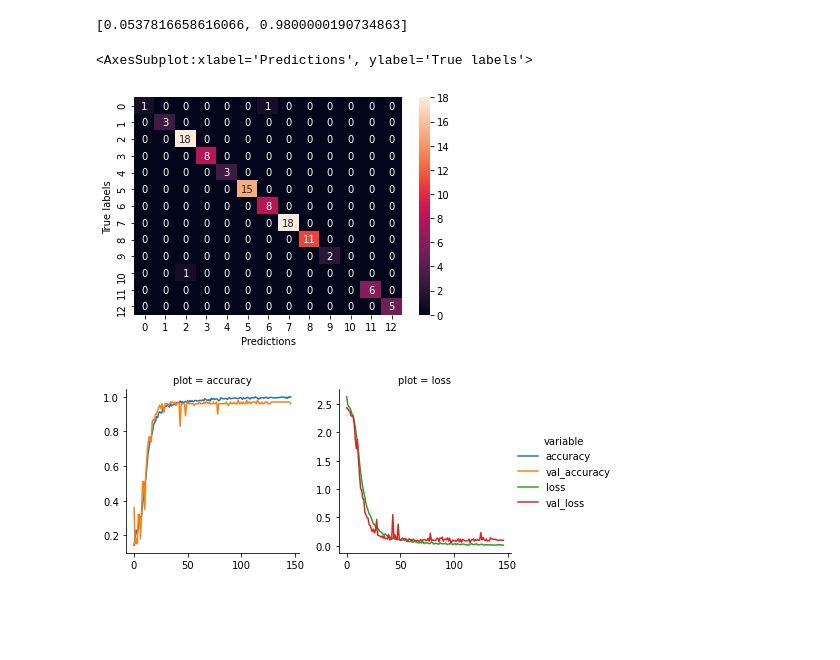
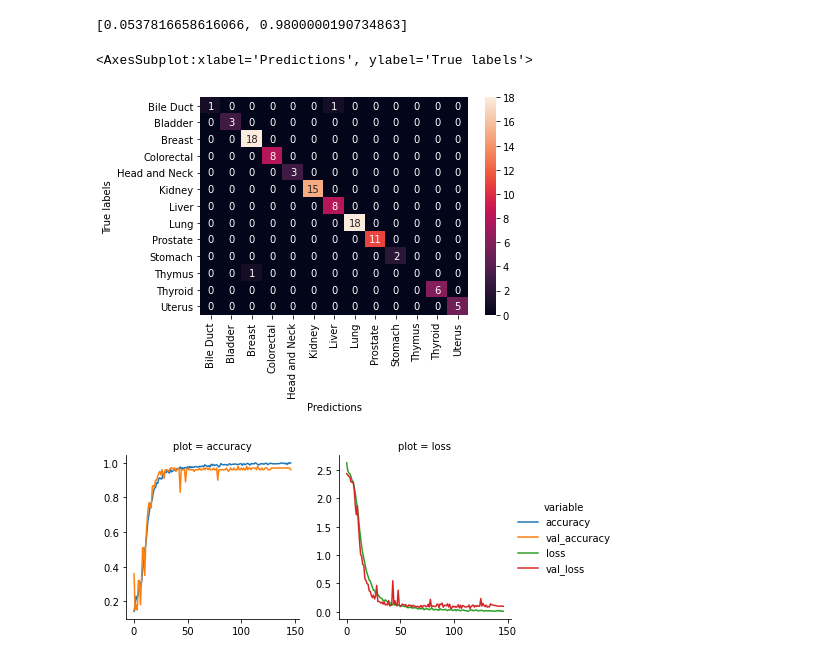
Before and after one commit to RuolinZheng08/cmsc33750-machine-learning-and-cancer, a Jupyter notebook: hw4/hw4_eval.ipynb, the cells around one changed output. Cells and saved outputs as stored; diff of their text form; code cells hidden in the pictures; blank space fills up the shorter version.

```diff
--- a/hw4/hw4_eval.ipynb
+++ b/hw4/hw4_eval.ipynb
@@ -31,8 +34,8 @@ from train import load_data_concat_normal, construct_model
 from p6_train import construct_vae
 # %%
 # plotting utils
-def plot_confusion_matrix(cf_matrix):
-    ax = sns.heatmap(cf_matrix, annot=True)
+def plot_confusion_matrix(cf_matrix, labels):
+    ax = sns.heatmap(cf_matrix, annot=True, xticklabels=labels, yticklabels=labels)
     ax.set_xlabel('Predictions')
     ax.set_ylabel('True labels')
     return ax
@@ -189,0 +180,5 @@ np.unique(nt_all_labels), np.unique(nt_all_preds)
+# %%
+meta = pd.read_csv('data/metadata.csv')
+# same ordering as sklearn.OneHotEncoder
+tissue_types = np.unique(meta['tissue_type'])
+tissue_types
@@ -217,15 +217,17 @@ score
 # %% [output]
 [0.0537816658616066, 0.9800000190734863]
 # %%
-probs = p4_model.predict(p4_test, verbose=0)
+p4_probs = p4_model.predict(p4_test, verbose=0)
 # %%
-preds = np.argmax(probs, axis=1)
-true_labels = np.argmax(p4_test_labels, axis=1)
-cf_matrix = confusion_matrix(true_labels, preds)
-plot_confusion_matrix(cf_matrix)
+p4_preds = np.argmax(p4_probs, axis=1)
+p4_true_labels = np.argmax(p4_test_labels, axis=1)
+label_indices = np.union1d(np.unique(p4_preds), np.unique(p4_true_labels))
+labels = tissue_types[label_indices]
+cf_matrix = confusion_matrix(p4_true_labels, p4_preds)
+plot_confusion_matrix(cf_matrix, labels)
 # %% [output]
 <AxesSubplot:xlabel='Predictions', ylabel='True labels'>
-[figure, old version]
+[figure, new version]
 # %%
 # epoch on the x-axis
 plot_accu_loss('logs/p4.training.log')
```
Also changed, not shown: parts of 62 cells of this notebook, 4 other files.
